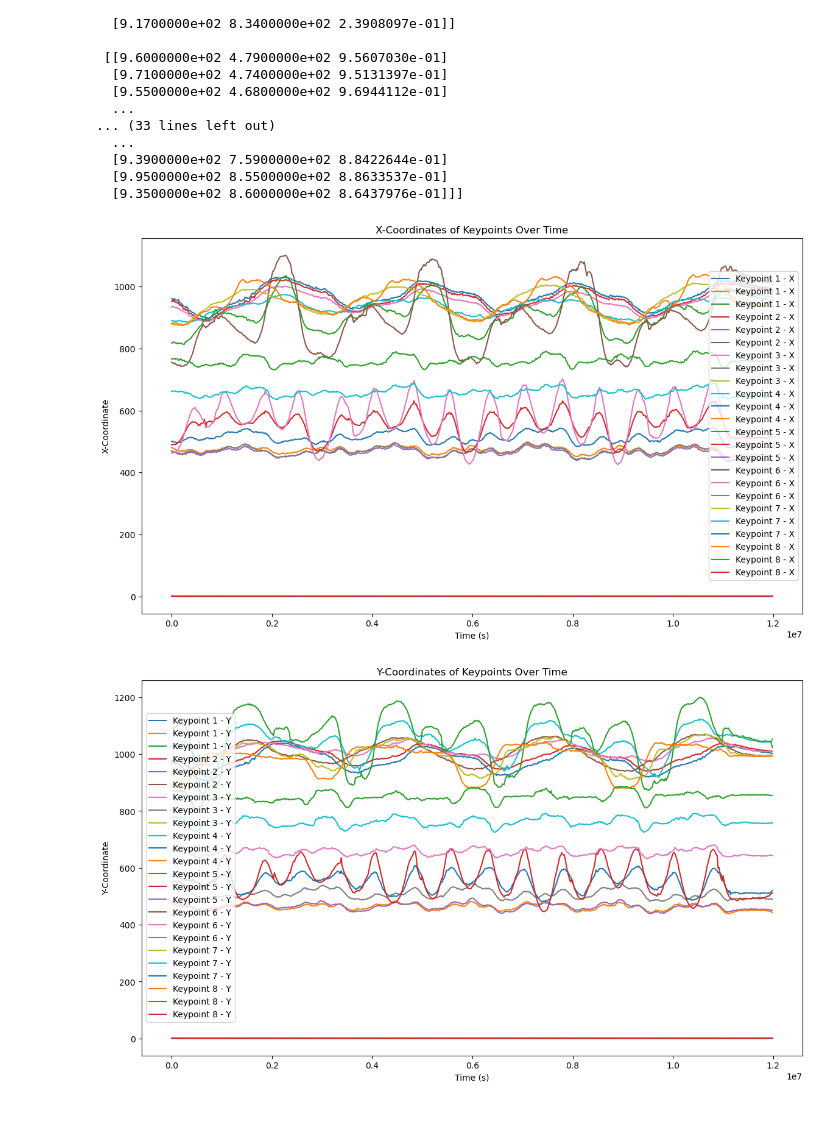
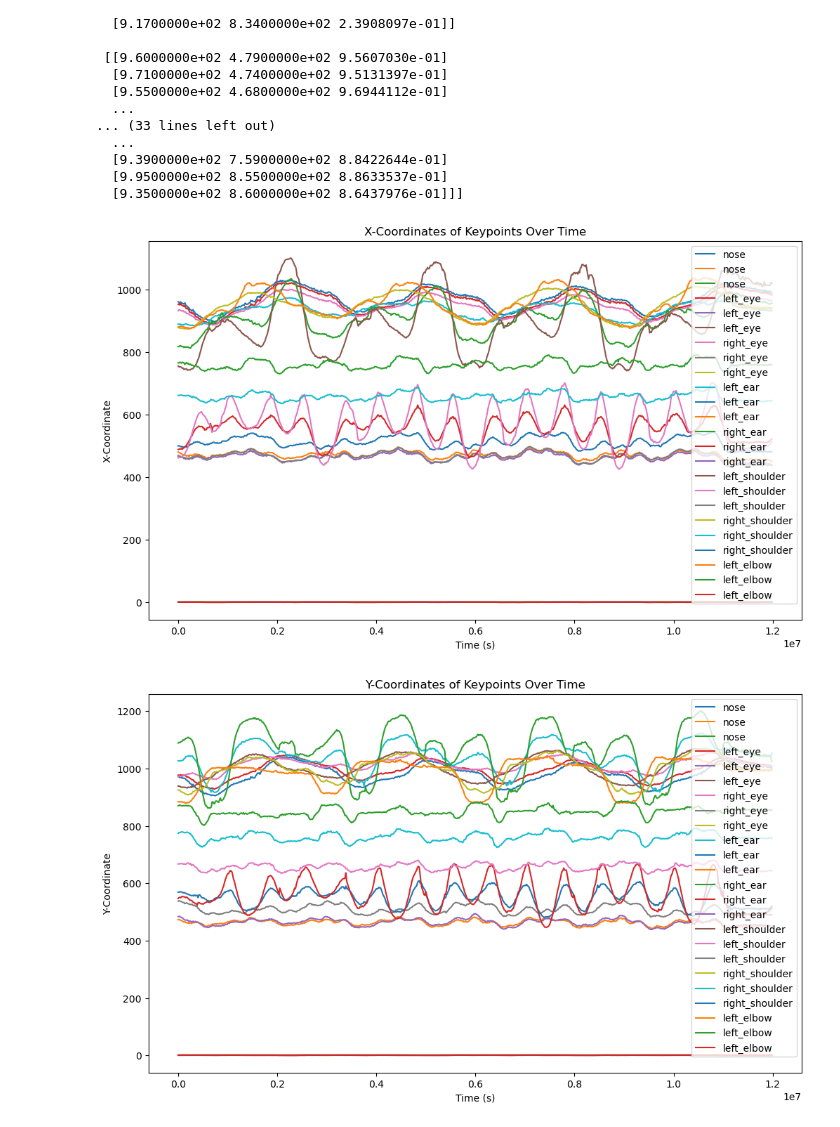
Before and after one commit to kunathmi/cmse492_project, a Jupyter notebook: notebooks/01_exploratory_data_analysis.ipynb, the cells around one changed output. Cells and saved outputs as stored; diff of their text form; code cells hidden in the pictures.

```diff
--- a/notebooks/01_exploratory_data_analysis.ipynb
+++ b/notebooks/01_exploratory_data_analysis.ipynb
@@ -39,36 +39,39 @@ print(keypoints)
 # %%
 
 import matplotlib.pyplot as plt
 
 # Assuming keypoints is of shape (num_frames, num_keypoints*2),
 # where num_keypoints*2 represents x and y coordinates for each keypoint.
+body_parts = ["nose","left_eye","right_eye","left_ear","right_ear","left_shoulder","right_shoulder","left_elbow",
+             "right_elbow","left_wrist","right_wrist","left_hip","right_hip","left_knee","right_knee","left_ankle",
+             "right_ankle"]
 
 num_keypoints = keypoints.shape[1] // 2  # Number of keypoints
 
 # Plotting x-coordinates of each keypoint over time
-plt.figure(figsize=(14, 8))
+plt.figure(figsize=(12, 7))
 for i in range(num_keypoints):
-    plt.plot(timestamps, keypoints[:, 2*i], label=f'Keypoint {i+1} - X')
+    plt.plot(timestamps, keypoints[:, 2*i], label=body_parts[i])
 
 plt.xlabel('Time (s)')
 plt.ylabel('X-Coordinate')
 plt.title('X-Coordinates of Keypoints Over Time')
 plt.legend()
 plt.show()
 
 # Plotting y-coordinates of each keypoint over time
-plt.figure(figsize=(14, 8))
+plt.figure(figsize=(12, 7))
 for i in range(num_keypoints):
-    plt.plot(timestamps, keypoints[:, 2*i+1], label=f'Keypoint {i+1} - Y')
+    plt.plot(timestamps, keypoints[:, 2*i+1], label=body_parts[i])
 
 plt.xlabel('Time (s)')
 plt.ylabel('Y-Coordinate')
 plt.title('Y-Coordinates of Keypoints Over Time')
 plt.legend()
 plt.show()
 # %% [output]
-[figure, old version]
+[figure, new version]
-[figure, old version]
+[figure, new version]
 # %%
 # For this model:
 
```
Also changed, not shown: 1 other file.
